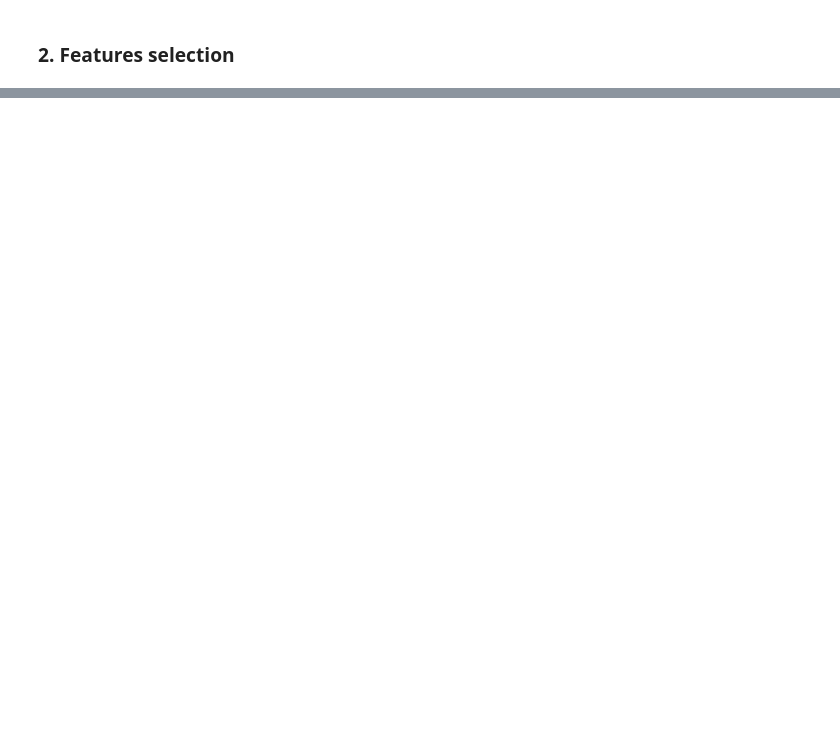
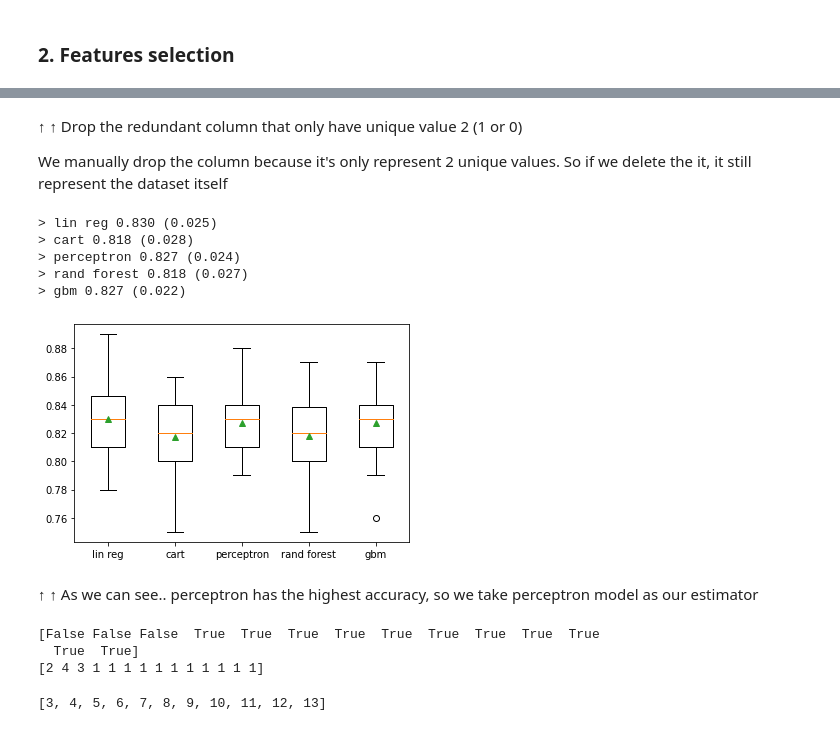
Before and after one commit to victorchendra02/Students-Performance-in-Exams, a Jupyter notebook: VictorChendra_202000338_UTS_IBDA3111.ipynb, the cells around one changed output, grey strips where cells are left out. Cells and saved outputs as stored; diff of their text form; code cells hidden in the pictures; blank space fills up the shorter version.

Commit message:
Features selection

```diff
--- a/VictorChendra_202000338_UTS_IBDA3111.ipynb
+++ b/VictorChendra_202000338_UTS_IBDA3111.ipynb
@@ -270,0 +367,7 @@ Outlier
+# %%
+df.drop(["female"], axis=1, inplace=True)
+df.drop(["free/reduced"], axis=1, inplace=True)
+df.drop(["none"], axis=1, inplace=True)
+
+display(df.head(3))
+df.shape
@@ -270,0 +380,4 @@ Outlier
+# %% [markdown]
+↑ ↑ Drop the redundant column that only have unique value 2 (1 or 0)
+
+We manually drop the column because it's only represent 2 unique values. So if we delete the it, it still represent the dataset itself
@@ -270,0 +420,31 @@ Outlier
+# %%
+# Split dataset
+X = df.iloc[:, :-3]
+y1 = df.iloc[:, -3]
+y2 = df.iloc[:, -2]
+y3 = df.iloc[:, -1]
+output = [y1, y1, y3]
+
+# evaluate the models and store results
+n_features_to_select = 11
+models = get_models(X, output[0], n_features_to_select)
+
+results, names = list(), list()
+for name, model in models.items():
+    scores = evaluate_model(model, X, output[0])
+    results.append(scores)
+    names.append(name)
+    print('> %s %.3f (%.3f)' % (name, mean(scores), std(scores)))
+
+# plot model performance for comparison
+pyplot.boxplot(results, labels=names, showmeans=True)
+pyplot.show()
+# %% [output]
+> lin reg 0.830 (0.025)
+> cart 0.818 (0.028)
+> perceptron 0.827 (0.024)
+> rand forest 0.818 (0.027)
+> gbm 0.827 (0.022)
+[figure, added]
+# %% [markdown]
+↑ ↑ As we can see.. perceptron has the highest accuracy, so we take perceptron model as our estimator
@@ -270,0 +462,19 @@ Outlier
+# %%
+print(percp[1])
+print(percp[2])
+# %% [output]
+[False False False  True  True  True  True  True  True  True  True  True
+  True  True]
+[2 4 3 1 1 1 1 1 1 1 1 1 1 1]
+# %%
+# selected_fetures = [zip(i, s) for i, s in enumerate(percp[1]) if percp[i]]
+# selected_fetures
+
+selected_fetures = []
+for i, s in enumerate(percp[1]):
+    if s:
+        selected_fetures.append(i)
+
+selected_fetures
+# %% [output]
+[3, 4, 5, 6, 7, 8, 9, 10, 11, 12, 13]
```
Also changed, not shown: parts of 17 cells of this notebook.
